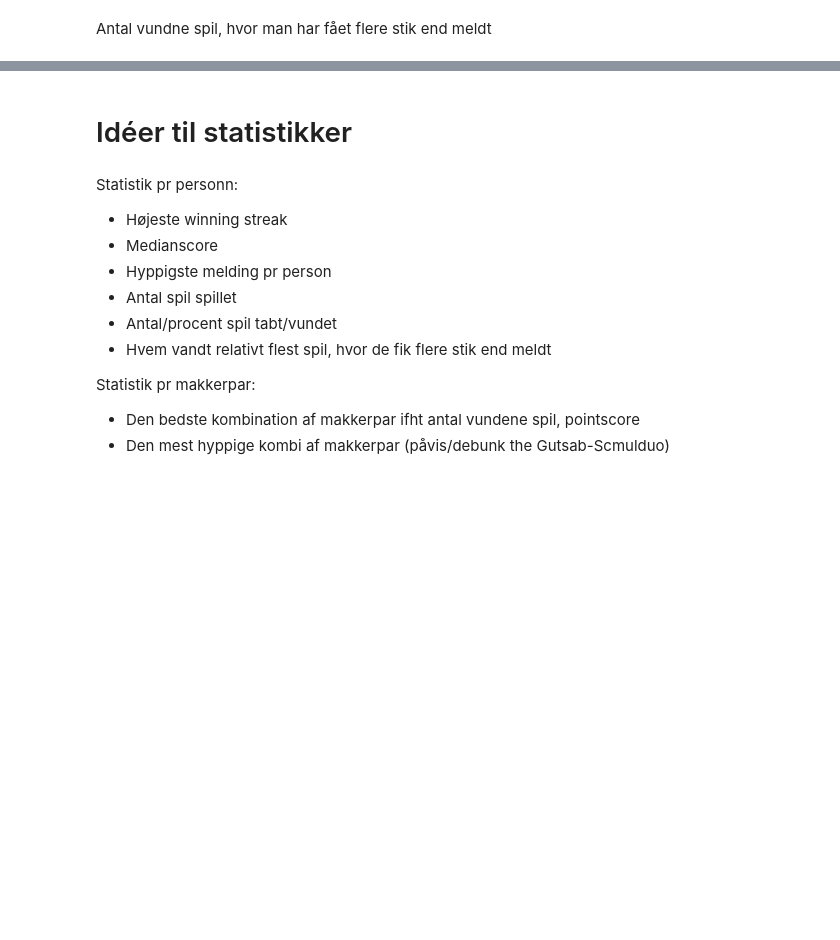
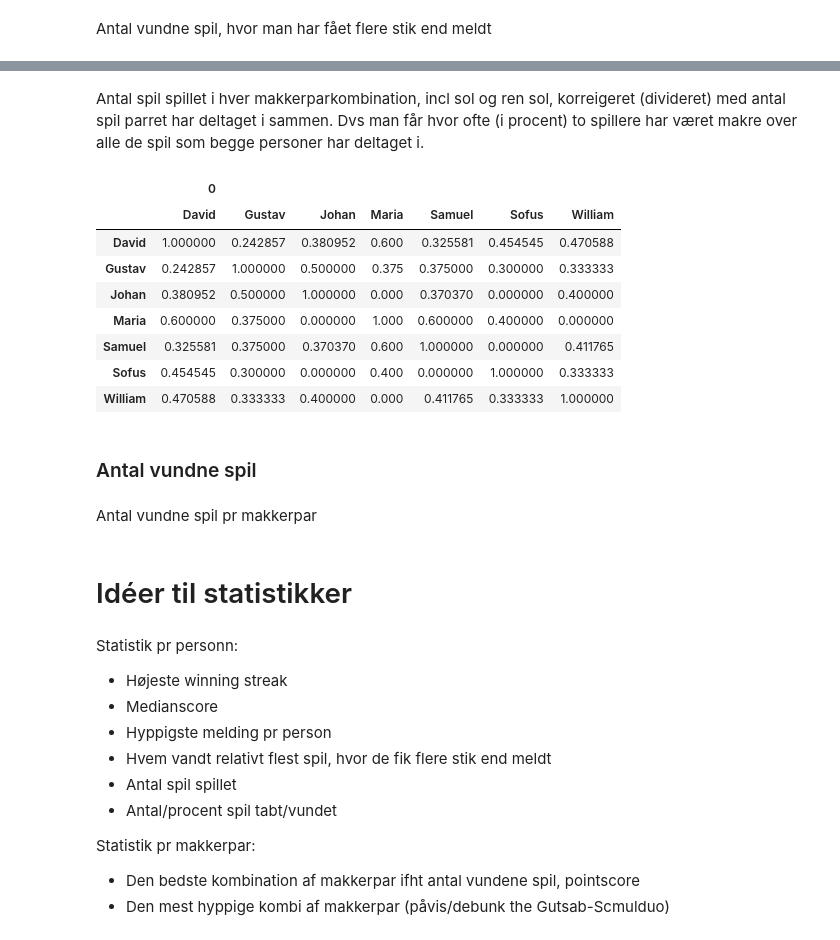
Before and after one commit to GustavWZ/Whist---Sommerhus, a Jupyter notebook: Analyse.ipynb, the cells around one changed output, grey strips where cells are left out. Drawn from its saved outputs; the diff is of its cells as text; code cells hidden in the pictures; blank space fills up the shorter version.

```diff
--- a/Analyse.ipynb
+++ b/Analyse.ipynb
@@ -282,3 +432,38 @@ wins_op
+# %% [markdown]
+Antal spil spillet i hver makkerparkombination, incl sol og ren sol, korreigeret (divideret) med antal spil parret har deltaget i sammen. Dvs man får hvor ofte (i procent) to spillere har været makre over alle de spil som begge personer har deltaget i.
+# %%
+wins_amo_pairs_corr = pairs_temp.copy()
+
+for i in range(amo):
+    for p1 in dict_temp:
+        for p2 in dict_temp:
+            if df.iloc[i][p1] > 0 and df.iloc[i][p2] > 0:
+                wins_amo_pairs_corr[p1,p2] += 1
+            elif df.iloc[i][p1] < 0 and df.iloc[i][p2] < 0:
+                wins_amo_pairs_corr[p1,p2] += 1
+
+
+for p1 in dict_temp:
+    for p2 in dict_temp:
+        if game_amo_pairs[p1,p2] != 0:
+            wins_amo_pairs_corr[p1,p2] /= game_amo_pairs[p1,p2]
+
+wins_amo_pairs_corr_df = pd.DataFrame(wins_amo_pairs_corr.values(), index=pd.MultiIndex.from_tuples(wins_amo_pairs_corr.keys())).unstack(1)
+wins_amo_pairs_corr_df
+# %% [output]
+|  | 0 |  |  |  |  |  |  |
+|  | David | Gustav | Johan | Maria | Samuel | Sofus | William |
+| David | 1.000000 | 0.242857 | 0.380952 | 0.600 | 0.325581 | 0.454545 | 0.470588 |
+| Gustav | 0.242857 | 1.000000 | 0.500000 | 0.375 | 0.375000 | 0.300000 | 0.333333 |
+| Johan | 0.380952 | 0.500000 | 1.000000 | 0.000 | 0.370370 | 0.000000 | 0.400000 |
+| Maria | 0.600000 | 0.375000 | 0.000000 | 1.000 | 0.600000 | 0.400000 | 0.000000 |
+| Samuel | 0.325581 | 0.375000 | 0.370370 | 0.600 | 1.000000 | 0.000000 | 0.411765 |
+| Sofus | 0.454545 | 0.300000 | 0.000000 | 0.400 | 0.000000 | 1.000000 | 0.333333 |
+| William | 0.470588 | 0.333333 | 0.400000 | 0.000 | 0.411765 | 0.333333 | 1.000000 |
+# %% [markdown]
+### Antal vundne spil
+# %% [markdown]
+Antal vundne spil pr makkerpar
 # %% [markdown]
 # Idéer til statistikker
 # %% [markdown]
@@ -286,9 +471,9 @@ Statistik pr personn:
 - Højeste winning streak
 - Medianscore
 - Hyppigste melding pr person
+- Hvem vandt relativt flest spil, hvor de fik flere stik end meldt
 - Antal spil spillet
 - Antal/procent spil tabt/vundet
-- Hvem vandt relativt flest spil, hvor de fik flere stik end meldt
 
 Statistik pr makkerpar:
 - Den bedste kombination af makkerpar ifht antal vundene spil, pointscore
```
Also changed, not shown: parts of 21 cells of this notebook.
